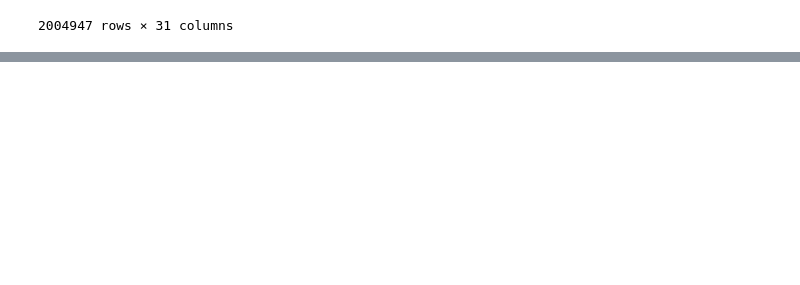
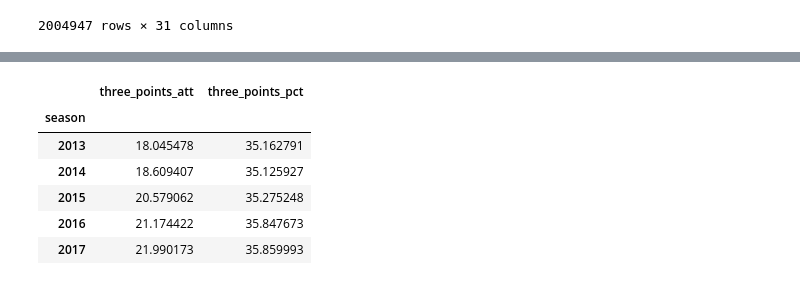
Before and after one commit to chejeong/NBA-NCAA-analytics, a Jupyter notebook: Code/analysis.ipynb, the cells around one changed output, grey strips where cells are left out. Drawn from its saved outputs; the diff is of its cells as text; code cells hidden in the pictures; blank space fills up the shorter version.

```diff
--- a/Code/analysis.ipynb
+++ b/Code/analysis.ipynb
@@ -249,0 +227,11 @@ array(['right', 'left', nan], dtype=object)
+# %%
+threeAtt = box.groupby('season').agg({'three_points_att':'mean', 'three_points_pct':'mean'})
+threeAtt
+# %% [output]
+|  | three_points_att | three_points_pct |
+| season |  |  |
+| 2013 | 18.045478 | 35.162791 |
+| 2014 | 18.609407 | 35.125927 |
+| 2015 | 20.579062 | 35.275248 |
+| 2016 | 21.174422 | 35.847673 |
+| 2017 | 21.990173 | 35.859993 |
```
Also changed, not shown: parts of 21 cells of this notebook, 3 other files.
